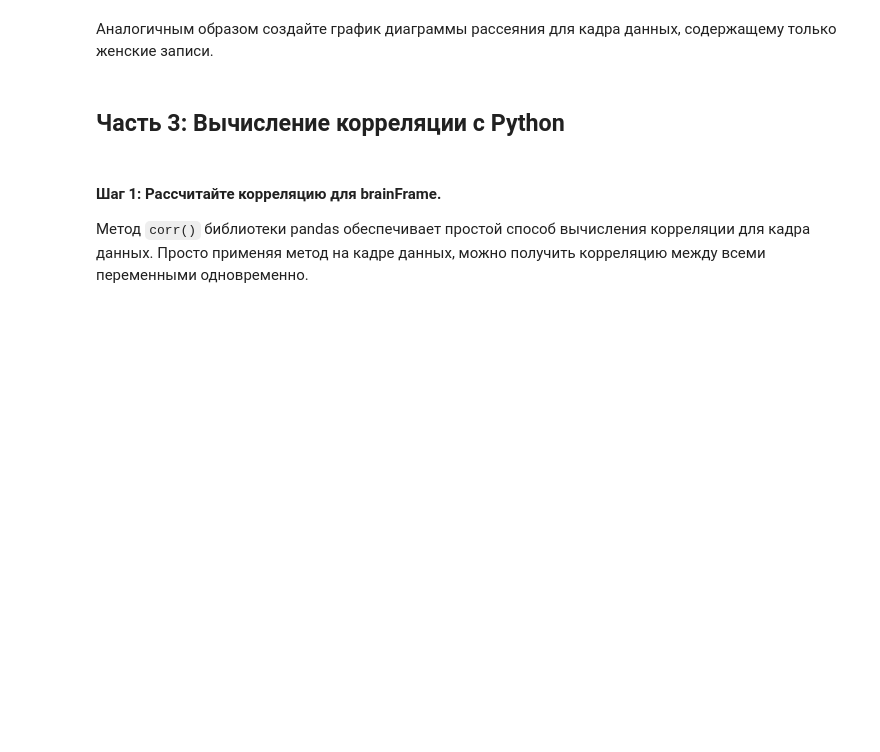
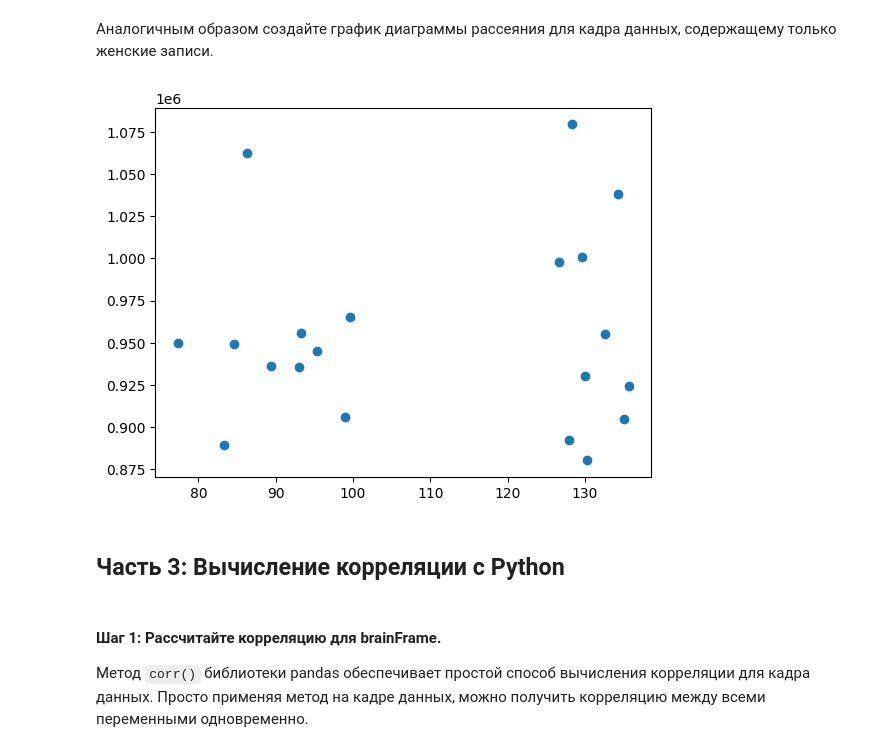
Before and after one commit to MaratMuftakhov/lab2, a Jupyter notebook: correlation.ipynb, the cells around one changed output. Cells and saved outputs as stored; diff of their text form; code cells hidden in the pictures; blank space fills up the shorter version.

```diff
--- a/correlation.ipynb
+++ b/correlation.ipynb
@@ -158,11 +157,16 @@ plt.show()
 # %%
 # Ячейка для кода № 7
 # Постройка графика диаграммы рассеяния для кадра данных с женскими записями
-womenMeanSmarts = ???
-plt.scatter(???)
+# Ячейка для кода № 6
+WomenMeanSmarts = womenDf[["PIQ", "FSIQ", "VIQ"]].mean(axis=1)
+plt.scatter(WomenMeanSmarts, menDf["MRI_Count"])
+plt.show()
+%matplotlib inline
 
 #
 #
+# %% [output]
+[figure, added]
 # %% [markdown]
 ## Часть 3: Вычисление корреляции с Python
 # %% [markdown]
```
Also changed, not shown: parts of 18 cells of this notebook.
